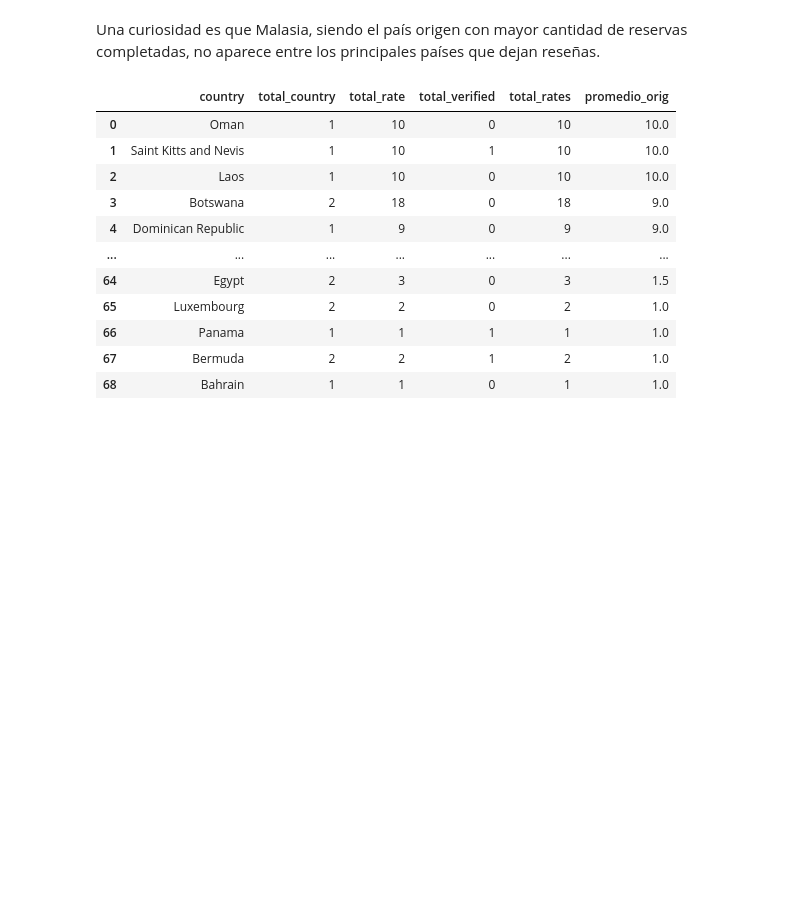
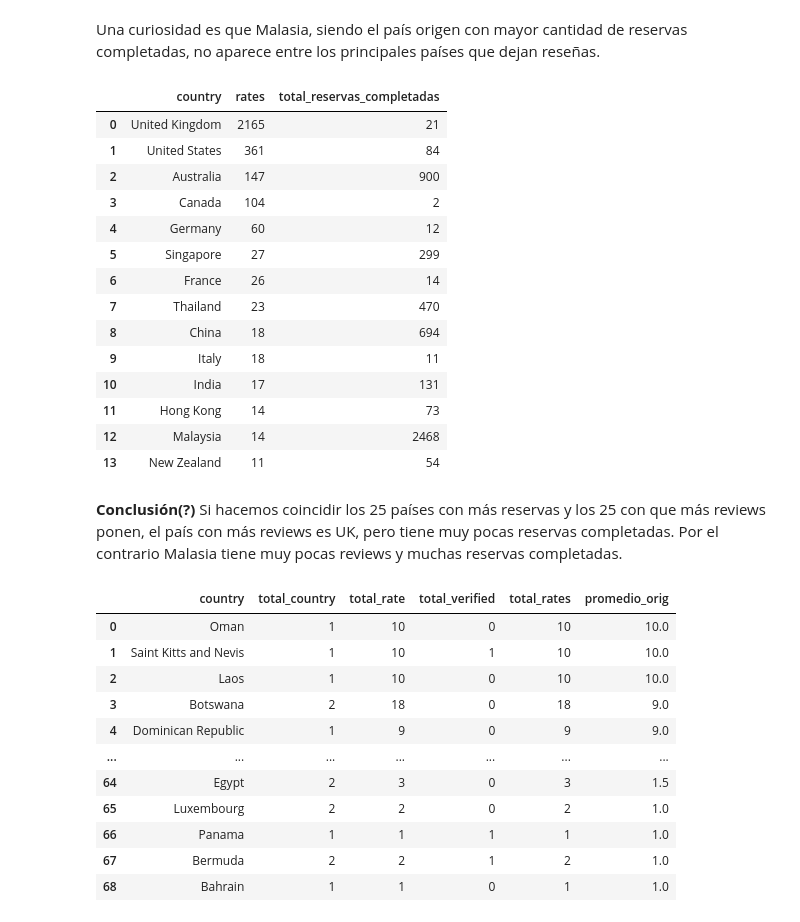
Before and after one commit to alexguttlein/TP1-AnalisisExploratorioDeDatos, a Jupyter notebook: TP1_Análisis_Exploratorio_de_Datos.ipynb, the cells around one changed output. Saved outputs shown, nothing was run; the diff lists cells and outputs as text; code cells hidden in the pictures; blank space fills up the shorter version.

```diff
--- a/TP1_Análisis_Exploratorio_de_Datos.ipynb
+++ b/TP1_Análisis_Exploratorio_de_Datos.ipynb
@@ -627,6 +631,39 @@ cleaned_reviews_country.groupby('country')['rates'].count().sort_values(ascendin
 | 24 | New Zealand | 11 |
 # %% [markdown]
 Una curiosidad es que Malasia, siendo el país origen con mayor cantidad de reservas completadas, no aparece entre los principales países que dejan reseñas.
+# %%
+cant_paises_a_examinar = 25
+# intersectio entre  países con mas compra y diez con más reviews
+paises_con_mas_reservas = mas_reservas.drop_duplicates(subset=['booking_origin']).head(cant_paises_a_examinar).reset_index()
+# paises_con_mas_reservas
+# %%
+top_reviews_countries = cleaned_reviews_country.groupby('country')['rates'].count().sort_values(ascending=False).head(cant_paises_a_examinar).reset_index()
+# top_reviews_countries
+# %%
+coincidencia_entre_paises_reserva_y_reviews = pd.merge(top_reviews_countries,
+                                                       paises_con_mas_reservas,
+                                                       left_on='country',
+                                                       right_on='booking_origin',
+                                                       how='inner')
+coincidencia_entre_paises_reserva_y_reviews[['country', 'rates', 'total_reservas_completadas']].sort_values('rates', ascending=False)
+# %% [output]
+|  | country | rates | total_reservas_completadas |
+| 0 | United Kingdom | 2165 | 21 |
+| 1 | United States | 361 | 84 |
+| 2 | Australia | 147 | 900 |
+| 3 | Canada | 104 | 2 |
+| 4 | Germany | 60 | 12 |
+| 5 | Singapore | 27 | 299 |
+| 6 | France | 26 | 14 |
+| 7 | Thailand | 23 | 470 |
+| 8 | China | 18 | 694 |
+| 9 | Italy | 18 | 11 |
+| 10 | India | 17 | 131 |
+| 11 | Hong Kong | 14 | 73 |
+| 12 | Malaysia | 14 | 2468 |
+| 13 | New Zealand | 11 | 54 |
+# %% [markdown]
+**Conclusión(?)** Si hacemos coincidir los 25 países con más reservas y los 25 con que más reviews ponen, el país con más reviews es UK, pero tiene muy pocas reservas completadas. Por el contrario Malasia tiene muy pocas reviews y muchas reservas completadas.
 # %%
 #se genera nueva columna con la sumatoria total de reviews por pais
 cleaned_reviews_country['total_rates'] = cleaned_reviews_country.groupby('country')['rates'].transform('sum')
```
Also changed, not shown: parts of 2 cells of this notebook.
